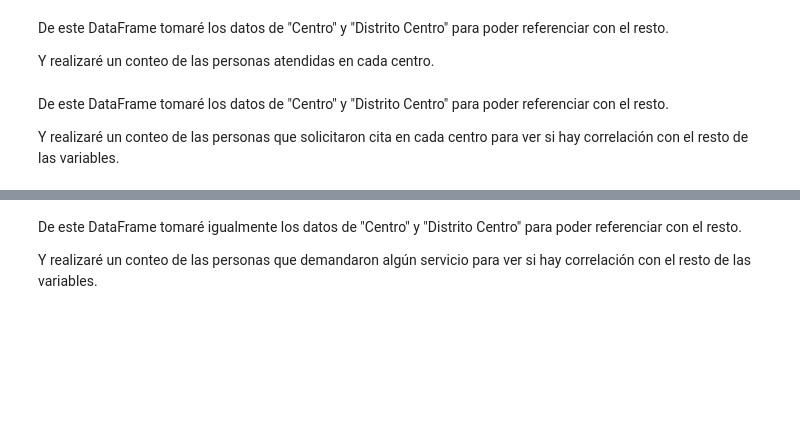
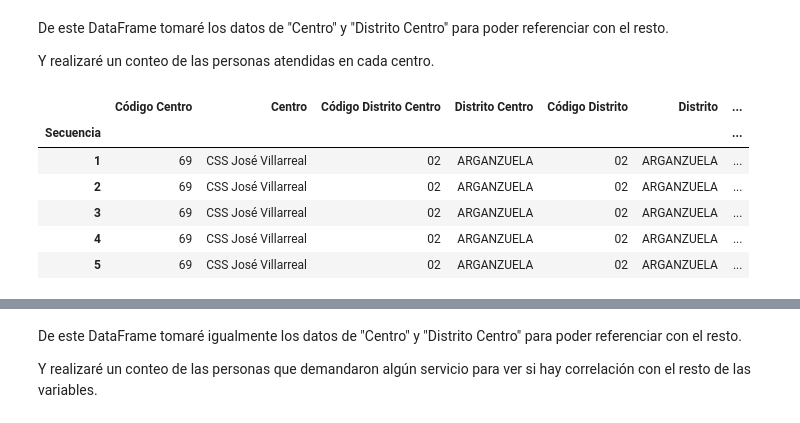
Before and after one commit to 75Engel/Estimacion_tipologia_usuarios_Servicios_Sociales_Ayto_Madrid, a Jupyter notebook: Notebooks/Notebook_1.ipynb, the cells around one changed output, grey strips where cells are left out. Saved outputs shown, nothing was run; the diff lists cells and outputs as text; code cells hidden in the pictures; blank space fills up the shorter version.

```diff
--- a/Notebooks/Notebook_1.ipynb
+++ b/Notebooks/Notebook_1.ipynb
@@ -136,4 +83,12 @@ df_3.to_csv('data\Outcomes\df_3.csv',header=True,index=False)
 # %%
-df_4=pd.read_csv("data\Incomes\citas_proporcionada_2021.csv",sep=';',encoding='latin-1',index_col='Secuencia')
+df_5=pd.read_csv("E:\Bootcamp_22\Javier\Repositorios\Machine_Learning\data\Incomes\demandas_de_servicio_2021.csv",sep=';',encoding='ISO-8859-1',index_col='Secuencia')
 
-df_4.info()
+df_5.head()
+# %% [output]
+|  | Código Centro | Centro | Código Distrito Centro | Distrito Centro | Código Distrito | Distrito | ... |
+| Secuencia |  |  |  |  |  |  | ... |
+| 1 | 69 | CSS José Villarreal | 02 | ARGANZUELA | 02 | ARGANZUELA | ... |
+| 2 | 69 | CSS José Villarreal | 02 | ARGANZUELA | 02 | ARGANZUELA | ... |
+| 3 | 69 | CSS José Villarreal | 02 | ARGANZUELA | 02 | ARGANZUELA | ... |
+| 4 | 69 | CSS José Villarreal | 02 | ARGANZUELA | 02 | ARGANZUELA | ... |
+| 5 | 69 | CSS José Villarreal | 02 | ARGANZUELA | 02 | ARGANZUELA | ... |
@@ -142,4 +94,0 @@ df_4.head()
-# %% [markdown]
-De este DataFrame tomaré los datos de "Centro" y "Distrito Centro" para poder referenciar con el resto.
-
-Y realizaré un conteo de las personas que solicitaron cita en cada centro para ver si hay correlación con el resto de las variables.
```
Also changed, not shown: parts of 28 cells of this notebook, 4 other files.
